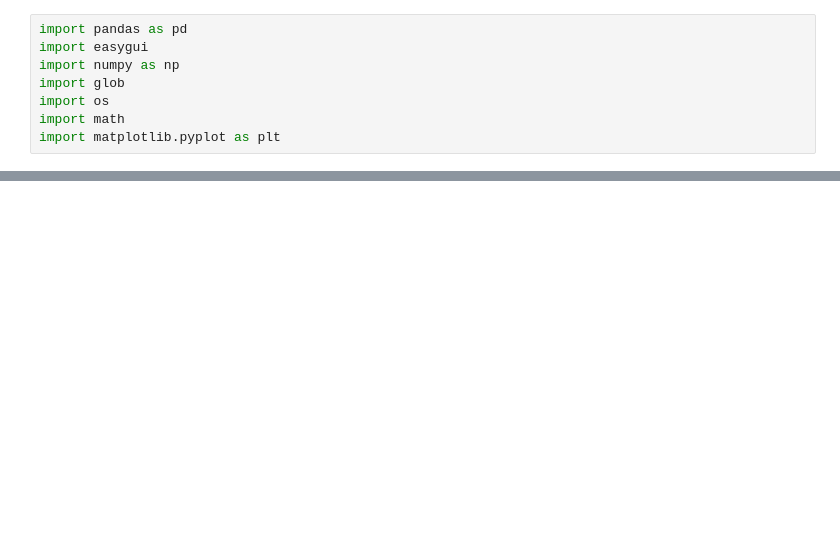
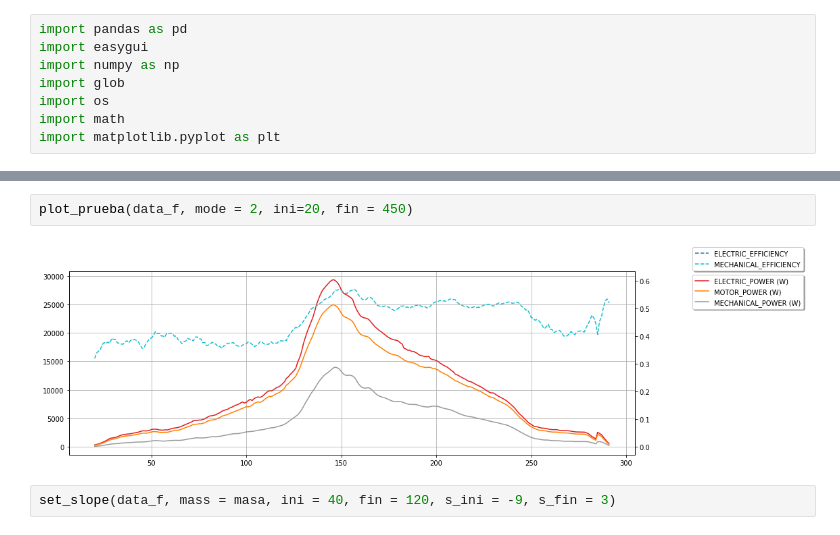
Before and after one commit to DanielSenseAI/transporte, a Jupyter notebook: AnalisisPruebas.ipynb, the cells around one changed output, grey strips where cells are left out. Cells and saved outputs as stored; diff of their text form; blank space fills up the shorter version.

```diff
--- a/AnalisisPruebas.ipynb
+++ b/AnalisisPruebas.ipynb
@@ -335,0 +372,6 @@ data["RPM TORQUIMETRO MOTOR"].isna().sum()
+# %%
+plot_prueba(data_f, mode = 2, ini=20, fin = 450)
+# %% [output]
+[figure, added]
+# %%
+set_slope(data_f, mass = masa, ini = 40, fin = 120, s_ini = -9, s_fin = 3)
```
Also changed, not shown: parts of 14 cells of this notebook, 12 other files.
